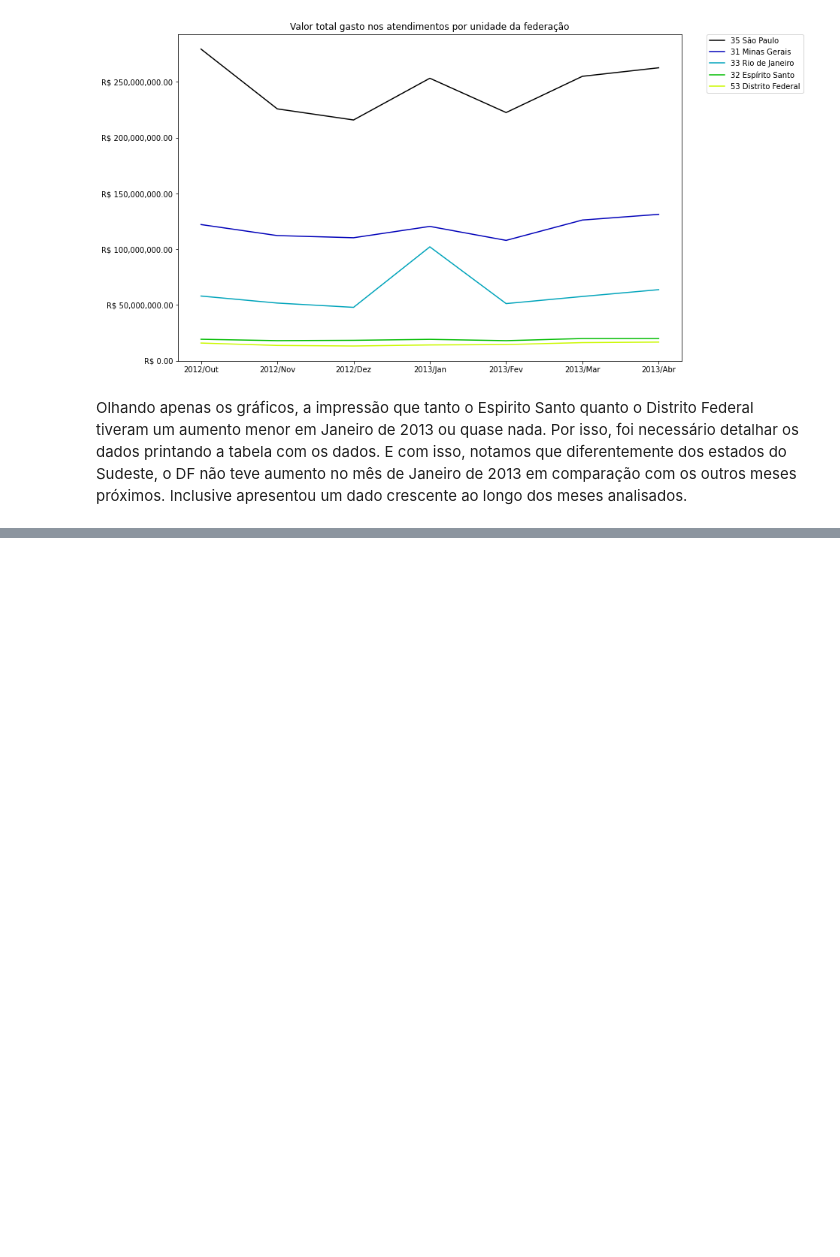
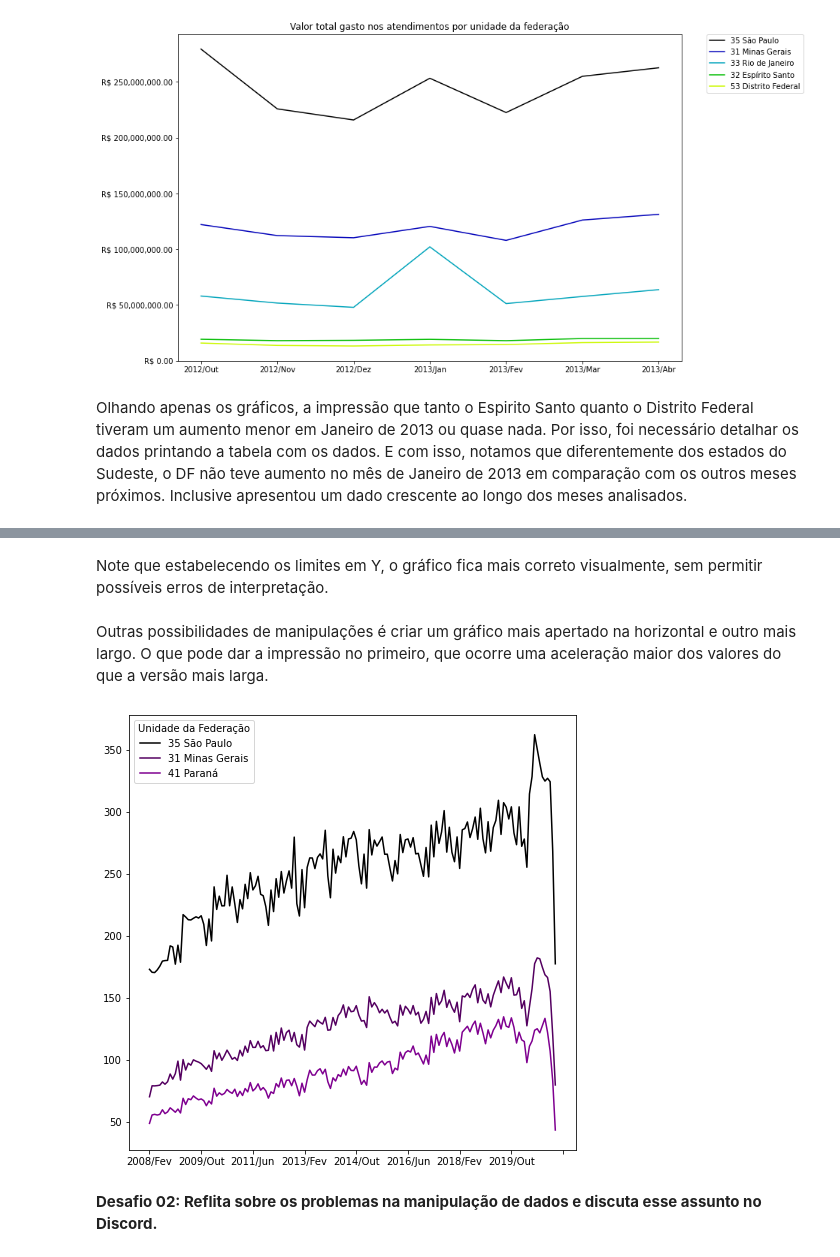
Before and after one commit to fred-carneiro/bootcamp-alura, a Jupyter notebook: Bootcamp_Data_Science_Modulo_1.ipynb, the cells around one changed output, grey strips where cells are left out. Saved outputs shown, nothing was run; the diff lists cells and outputs as text; code cells hidden in the pictures; blank space fills up the shorter version.

```diff
--- a/Bootcamp_Data_Science_Modulo_1.ipynb
+++ b/Bootcamp_Data_Science_Modulo_1.ipynb
@@ -456,0 +496,12 @@ Olhando apenas os gráficos, a impressão que tanto o Espirito Santo quanto o Di
+# %% [markdown]
+Note que estabelecendo os limites em Y, o gráfico fica mais correto visualmente, sem permitir possíveis erros de interpretação.
+# %% [markdown]
+Outras possibilidades de manipulações é criar um gráfico mais apertado na horizontal e outro mais largo. O que pode dar a impressão no primeiro, que ocorre uma aceleração maior dos valores do que a versão mais larga.
+# %%
+dados_sem_discrepancia = ordenados_por_total[:3].T[6:-1]
+dados_sem_discrepancia = dados_sem_discrepancia / 1000000
+grafico = dados_sem_discrepancia.plot(figsize=(8,8), color=colors) # Note como a inclinação fica maior do que a do grafico anterior.
+# %% [output]
+[figure, added]
+# %% [markdown]
+**Desafio 02: Reflita sobre os problemas na manipulação de dados e discuta esse assunto no Discord.**
```
Also changed, not shown: parts of 8 cells of this notebook.
